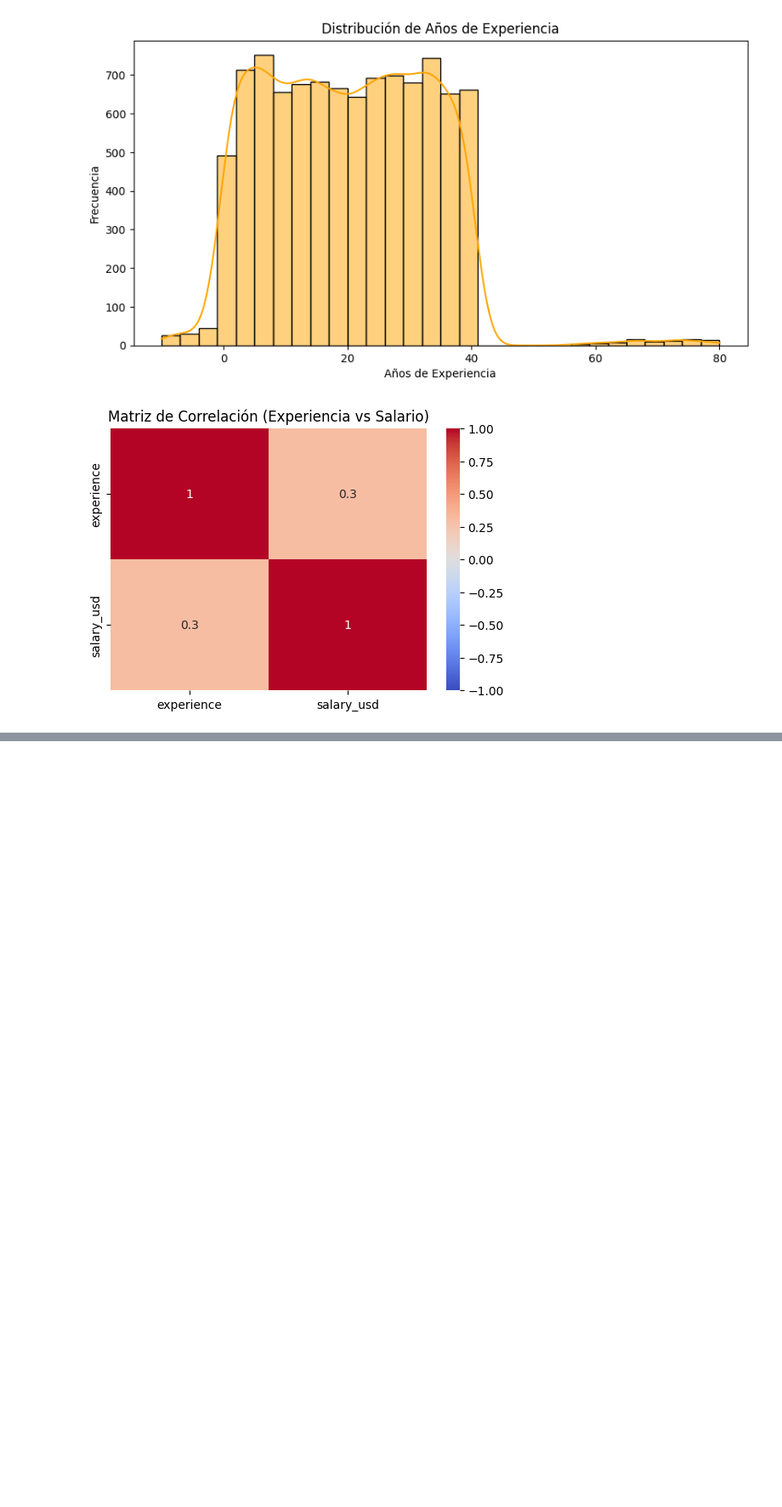
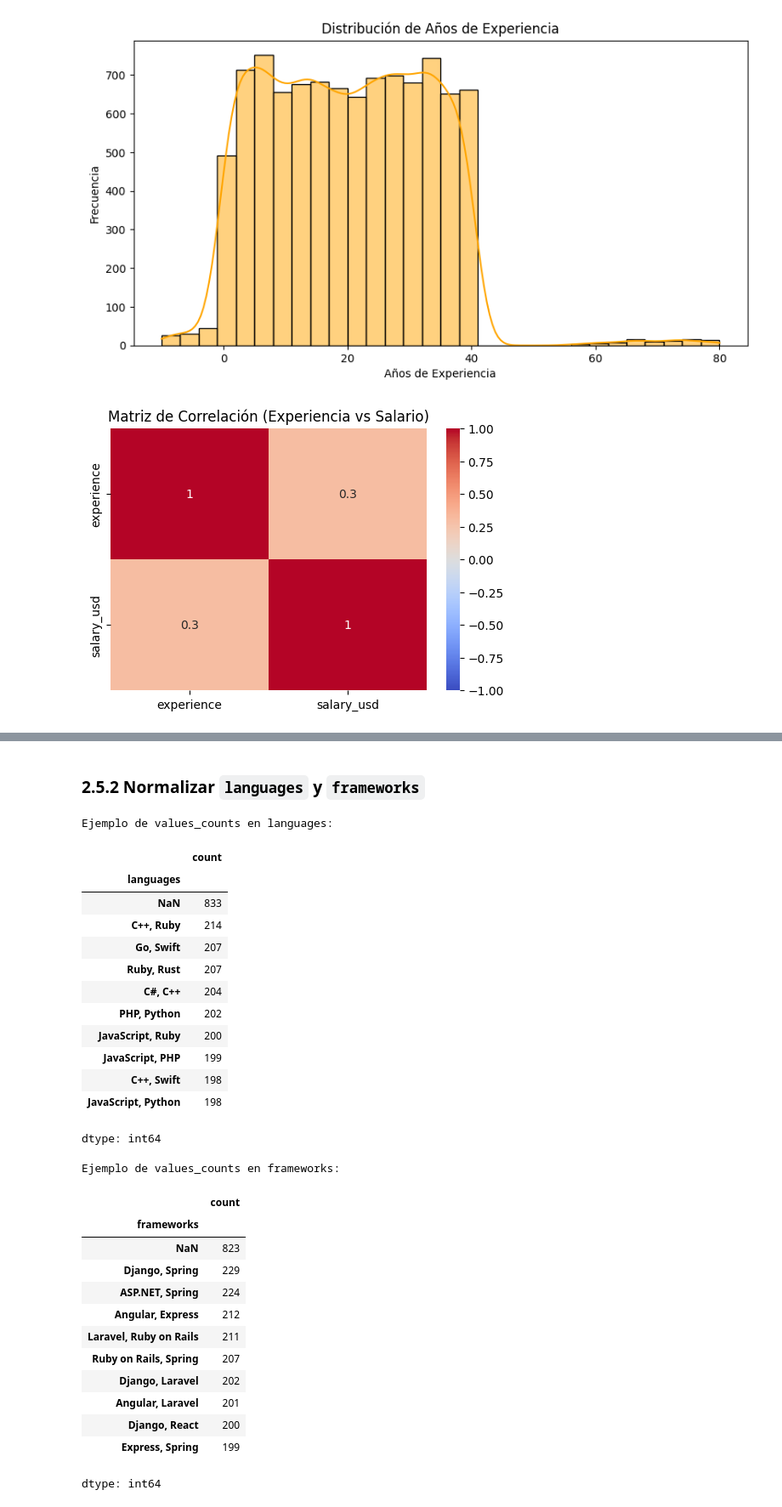
Before and after one commit to Nicossm/parcial1, a Jupyter notebook: notebooks/parcial1_procie.ipynb, the cells around one changed output, grey strips where cells are left out. Shown at 85% size. Saved outputs shown, nothing was run; the diff lists cells and outputs as text; code cells hidden in the pictures; blank space fills up the shorter version.

```diff
--- a/notebooks/parcial1_procie.ipynb
+++ b/notebooks/parcial1_procie.ipynb
@@ -169,0 +349,9 @@ plt.show()
+# %%
+df_clean["country"] = df_clean["country"].apply(normalizar_country)
+df_clean["education"] = df_clean["education"].apply(normalizar_education)
+
+print("Valores únicos de country después de normalizar:")
+print(sorted(df_clean["country"].dropna().unique())[:20])
+
+print("\nValores únicos de education después de normalizar:")
+print(sorted(df_clean["education"].dropna().unique()))
@@ -169,0 +364,40 @@ plt.show()
+# %% [markdown]
+### 2.5.2 Normalizar `languages` y `frameworks`
+# %%
+df_clean["languages"] = df_clean["languages"].apply(normalizar_lista_tecnologias)
+df_clean["frameworks"] = df_clean["frameworks"].apply(normalizar_lista_tecnologias)
+
+print("Ejemplo de values_counts en languages:")
+display(df_clean["languages"].value_counts(dropna=False).head(10))
+
+print("\nEjemplo de values_counts en frameworks:")
+display(df_clean["frameworks"].value_counts(dropna=False).head(10))
+# %% [output]
+Ejemplo de values_counts en languages:
+|  | count |
+| languages |  |
+| NaN | 833 |
+| C++, Ruby | 214 |
+| Go, Swift | 207 |
+| Ruby, Rust | 207 |
+| C#, C++ | 204 |
+| PHP, Python | 202 |
+| JavaScript, Ruby | 200 |
+| JavaScript, PHP | 199 |
+| C++, Swift | 198 |
+| JavaScript, Python | 198 |
+dtype: int64
+Ejemplo de values_counts en frameworks:
+|  | count |
+| frameworks |  |
+| NaN | 823 |
+| Django, Spring | 229 |
+| ASP.NET, Spring | 224 |
+| Angular, Express | 212 |
+| Laravel, Ruby on Rails | 211 |
+| Ruby on Rails, Spring | 207 |
+| Django, Laravel | 202 |
+| Angular, Laravel | 201 |
+| Django, React | 200 |
+| Express, Spring | 199 |
+dtype: int64
```
Also changed, not shown: parts of 55 cells of this notebook, 1 other file.
